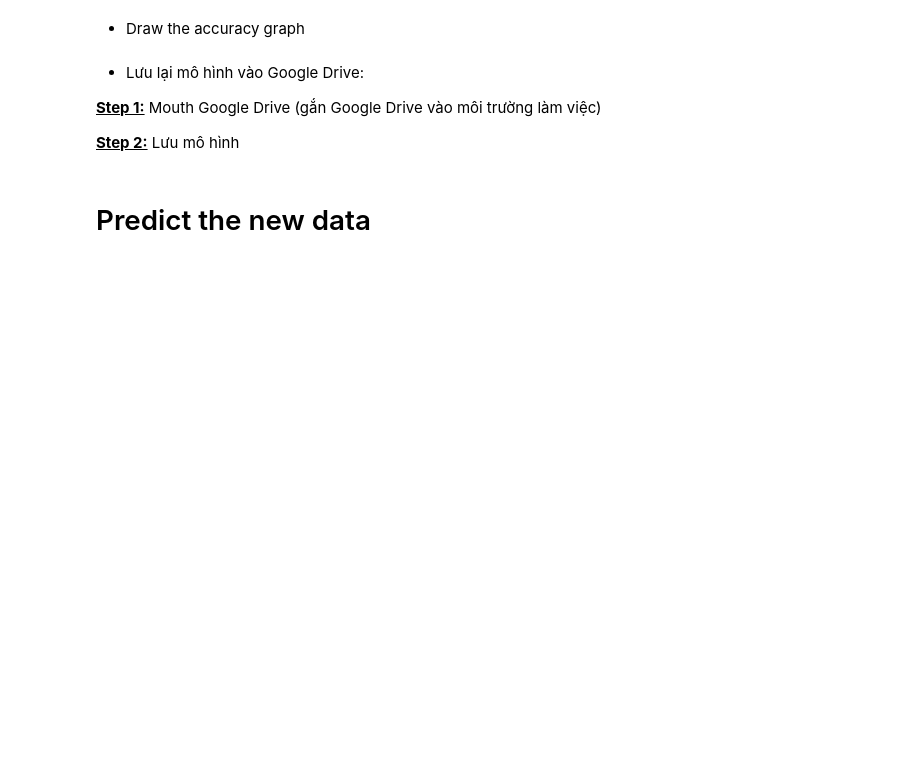
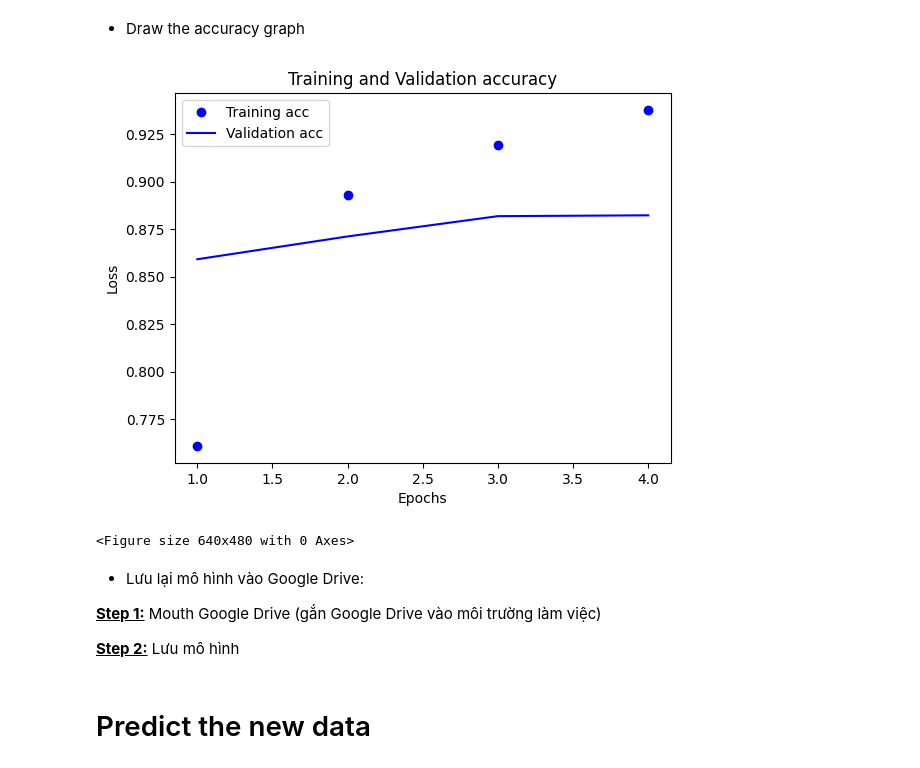
Before and after one commit to HaiDang2107/Movie_Review_Classification, a Jupyter notebook: movie_review_classification.ipynb, the cells around one changed output. Saved outputs shown, nothing was run; the diff lists cells and outputs as text; code cells hidden in the pictures; blank space fills up the shorter version.

```diff
--- a/movie_review_classification.ipynb
+++ b/movie_review_classification.ipynb
@@ -174,7 +202,7 @@ Bên cạnh đó, nếu loss hay accuracy ổn định về phần sau của gra
 model = models.Sequential()
 model.add(layers.Dense(16, activation='relu', input_shape=(10000,))) # input_shape= : Xác định số features của input ~ (batch_size, features)
 model.add(layers.Dense(16, activation='relu'))
-model.add(layers.Dense(16, activation='sigmoid'))
+model.add(layers.Dense(1, activation='sigmoid'))
 
 model.compile(optimizer='rmsprop',
               loss='binary_crossentropy',
@@ -213,19 +255,22 @@ plt.savefig('/content/drive/My Drive/Colab Notebooks/retrain_loss.png')
 # %%
 plt.clf() #Clear the figure
 
-acc_values = history_dict['acc']
-val_acc_values = history_dict['val_acc'] # Tập validation
+acc_values = history_dict['accuracy']
+val_acc_values = history_dict['val_accuracy'] # Tập validation
 
 plt.plot(epochs, acc_values, 'bo', label='Training acc') # 'bo' means "blue dot"
 plt.plot(epochs, val_acc_values, 'b', label='Validation acc') # 'b' means "solid (liền mạch) blue line"
 plt.title('Training and Validation accuracy')
 plt.xlabel('Epochs')
 plt.ylabel('Loss')
 plt.legend()
 
 plt.show()
 
 plt.savefig('/content/drive/My Drive/Colab Notebooks/retrain_accuracy.png')
+# %% [output]
+[figure, added]
+<Figure size 640x480 with 0 Axes>
 # %% [markdown]
 - Lưu lại mô hình vào Google Drive:
 <p><b><u>Step 1:</u></b> Mouth Google Drive (gắn Google Drive vào môi trường làm việc)</p>
```
Also changed, not shown: parts of 18 cells of this notebook.
